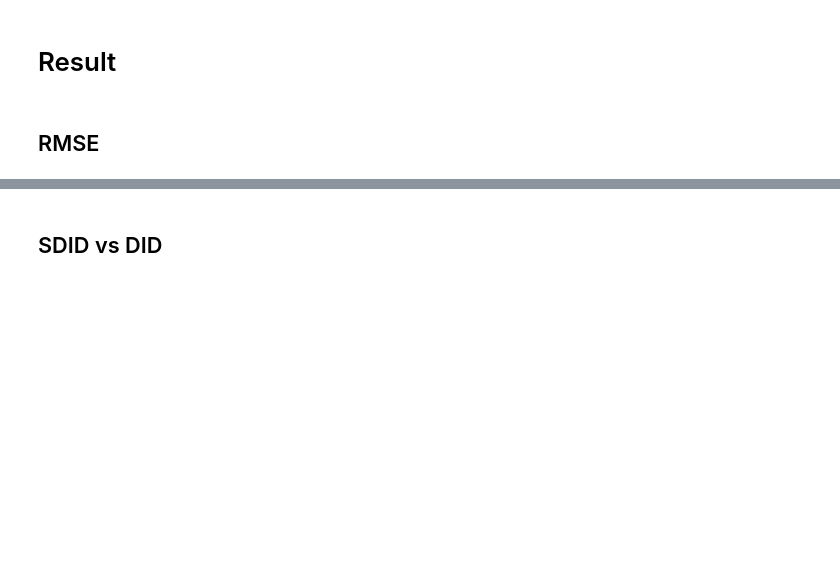
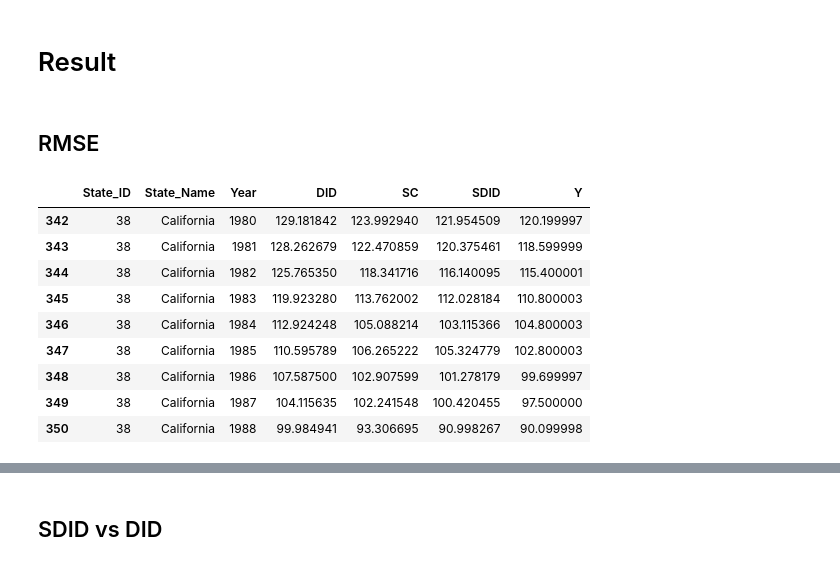
Before and after one commit to dropout009/sdid_python, a Jupyter notebook: src/sdid.ipynb, the cells around one changed output, grey strips where cells are left out. Cells and saved outputs as stored; diff of their text form; code cells hidden in the pictures; blank space fills up the shorter version.

```diff
--- a/src/sdid.ipynb
+++ b/src/sdid.ipynb
@@ -156,2 +156,15 @@ df_rmse = pd.DataFrame(data={'DID': rmse_did, 'SC': rmse_sc, 'SDID': rmse_sdid})
 # %% [markdown]
 ## RMSE
+# %%
+df_tmp
+# %% [output]
+|  | State_ID | State_Name | Year | DID | SC | SDID | Y |
+| 342 | 38 | California | 1980 | 129.181842 | 123.992940 | 121.954509 | 120.199997 |
+| 343 | 38 | California | 1981 | 128.262679 | 122.470859 | 120.375461 | 118.599999 |
+| 344 | 38 | California | 1982 | 125.765350 | 118.341716 | 116.140095 | 115.400001 |
+| 345 | 38 | California | 1983 | 119.923280 | 113.762002 | 112.028184 | 110.800003 |
+| 346 | 38 | California | 1984 | 112.924248 | 105.088214 | 103.115366 | 104.800003 |
+| 347 | 38 | California | 1985 | 110.595789 | 106.265222 | 105.324779 | 102.800003 |
+| 348 | 38 | California | 1986 | 107.587500 | 102.907599 | 101.278179 | 99.699997 |
+| 349 | 38 | California | 1987 | 104.115635 | 102.241548 | 100.420455 | 97.500000 |
+| 350 | 38 | California | 1988 | 99.984941 | 93.306695 | 90.998267 | 90.099998 |
```
Also changed, not shown: parts of 9 cells of this notebook.
